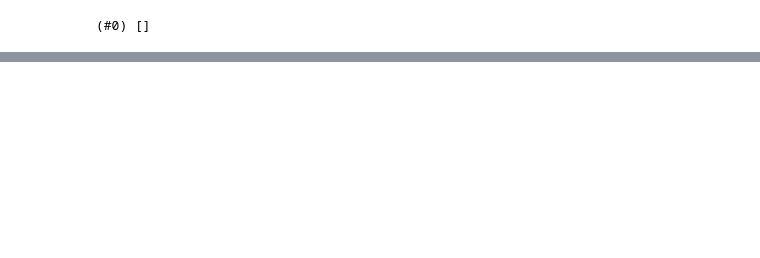
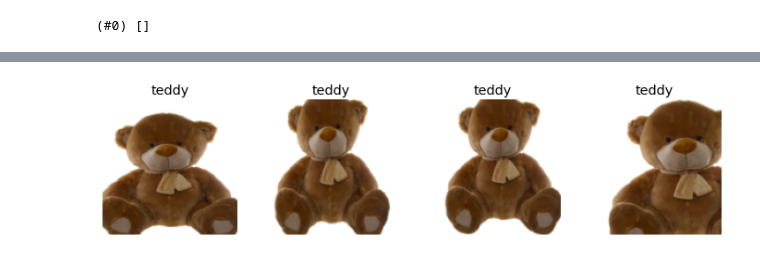
Before and after one commit to zayneio/jupyter-notebooks, a Jupyter notebook: deep-learning-for-coders/Chapter 2 - Bing Image Search API.ipynb, the cells around one changed output, grey strips where cells are left out. Cells and saved outputs as stored; diff of their text form; code cells hidden in the pictures; blank space fills up the shorter version.

```diff
--- a/deep-learning-for-coders/Chapter 2 - Bing Image Search API.ipynb
+++ b/deep-learning-for-coders/Chapter 2 - Bing Image Search API.ipynb
@@ -68,0 +149,16 @@ failed.map(Path.unlink);
+# %%
+# Note: cropping/squishing/stretching/padding our images can be a problem, and may result in lowered accuracy
+# of our model.
+# Instead, we should randomly select part of the images then crop to just that part. On each epoch (One complete
+# pass through all of our images in the dataset), we randomly select a different part of each image.
+# This means our model can learn to focus on and recognize different features in our images.
+#
+# What we can do then is replace *Resize* with *RandomResizedCrop*, which is a transform that applies the behavior
+# described above.
+#
+# *min_scale* - determines how much of the images to select at minimum each time.
+bears = bears.new(item_tfms=RandomResizedCrop(128, min_scale=0.3))
+dls = bears.dataloaders(path)
+dls.train.show_batch(max_n=4, nrows=1, unique=True)
+# %% [output]
+[figure, added]
```
Also changed, not shown: parts of 11 cells of this notebook.
